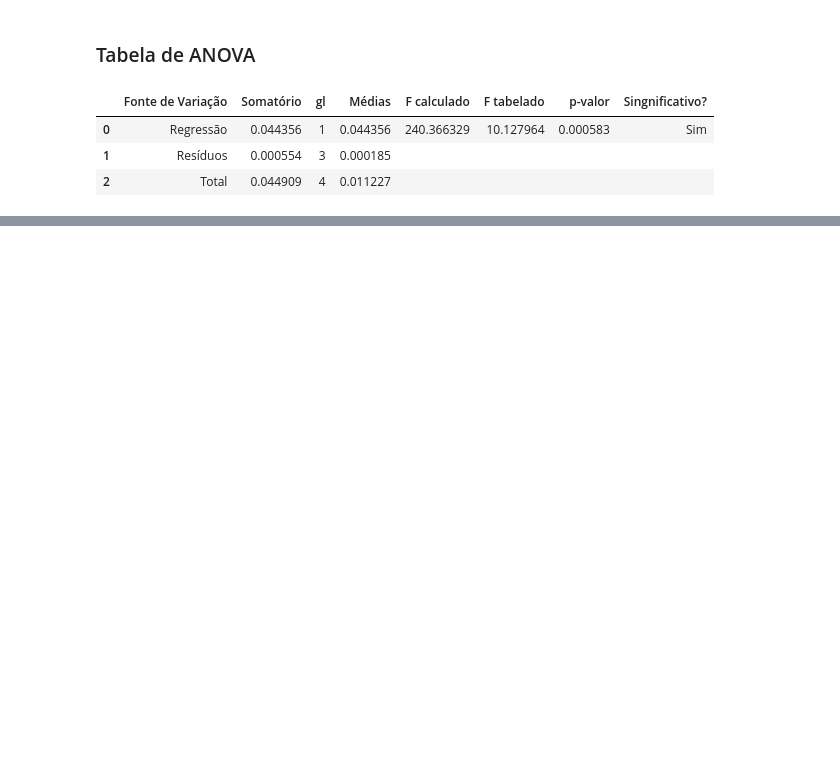
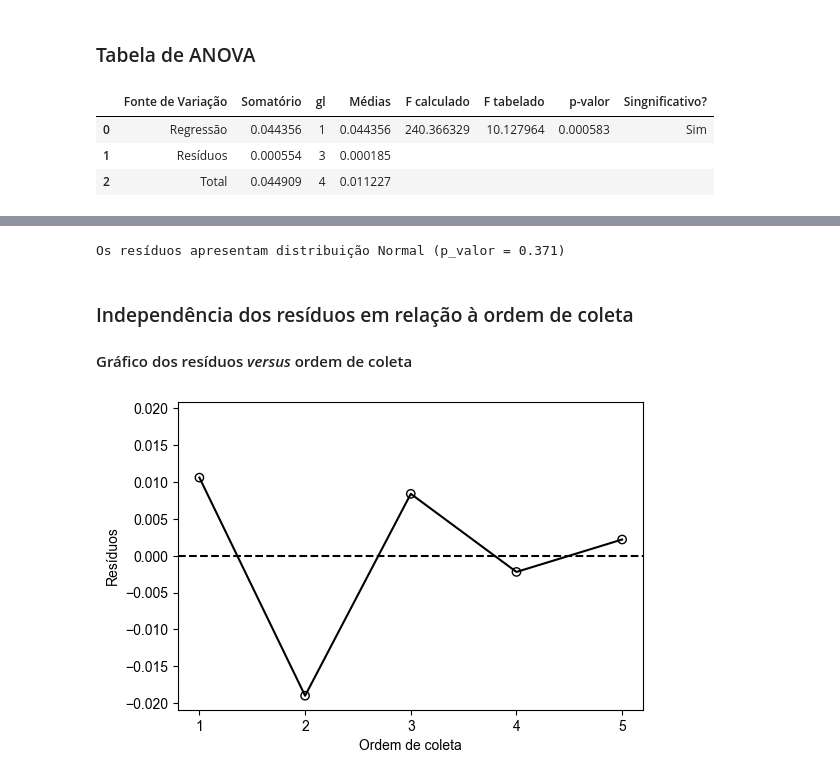
Before and after one commit to andersonmdcanteli/val-metodos-analiticos, a Jupyter notebook: equacao-reta/dataset1/dataset-1.ipynb, the cells around one changed output, grey strips where cells are left out. Saved outputs shown, nothing was run; the diff lists cells and outputs as text; code cells hidden in the pictures; blank space fills up the shorter version.

```diff
--- a/equacao-reta/dataset1/dataset-1.ipynb
+++ b/equacao-reta/dataset1/dataset-1.ipynb
@@ -195,0 +607,34 @@ df_anova
+# %%
+if norm_test_p_value < alfa:
+    print(f"Os resíduos não apresentam distribuição Normal (p_valor = {round(norm_test_p_value, 3)})")
+else:
+    print(f"Os resíduos apresentam distribuição Normal (p_valor = {round(norm_test_p_value, 3)})")
+# %% [output]
+Os resíduos apresentam distribuição Normal (p_valor = 0.371)
+# %% [markdown]
+### Independência dos resíduos em relação à ordem de coleta
+
+
+#### Gráfico dos resíduos *versus* ordem de coleta
+# %%
+# criando uma cópia do df frame com os resíduos e a ordem de coleta apenas
+df_aux = df[["Ordem de coleta", "Resíduos",]].copy()
+colunas = df_aux.columns
+# ordenando os dados em relação a ordem de coleta
+df_aux = df_aux.sort_values(by=[colunas[0]])
+# obtendo maior resíduo (absoluto) para utilizar como y_min
+y_min = np.max([np.abs(df_aux[colunas[1]].min()), np.abs(df_aux[colunas[1]].max())])
+
+# criando o canvas
+plt.figure(figsize=(6,4))
+# adicionando os resíduos
+plt.scatter(df_aux[colunas[0]], df_aux[colunas[1]], edgecolors='k', facecolor='None', label="Resíduos")
+plt.plot(df_aux[colunas[0]], df_aux[colunas[1]], c='k')
+plt.xlabel("Ordem de coleta")
+plt.ylabel("Resíduos")
+plt.axhline(y=0, color="black", linestyle="--")
+plt.ylim(bottom= -1.1*y_min, top = 1.1*y_min )
+plt.xticks(df_aux[colunas[0]])
+plt.show()
+# %% [output]
+[figure, added]
```
Also changed, not shown: parts of 104 cells of this notebook, 1 other file.
